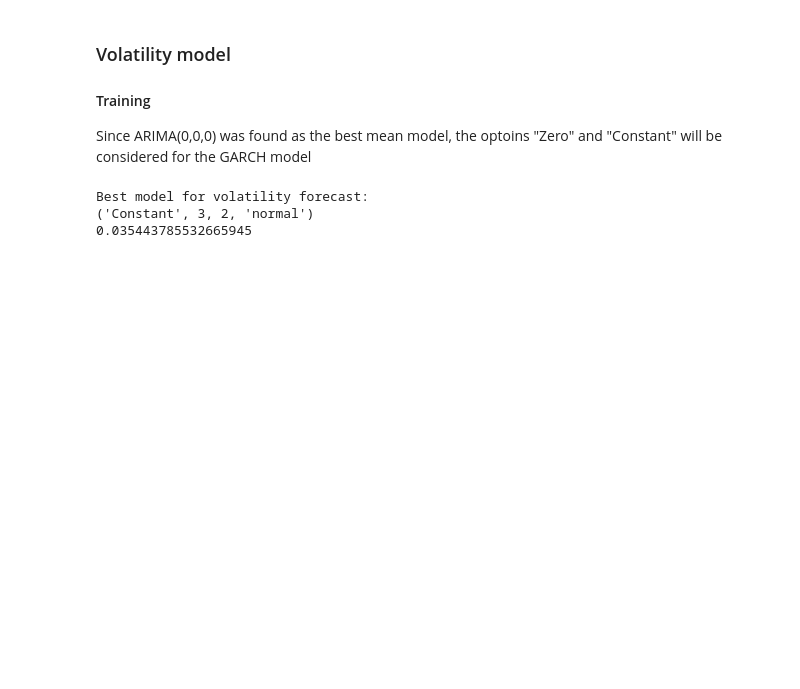
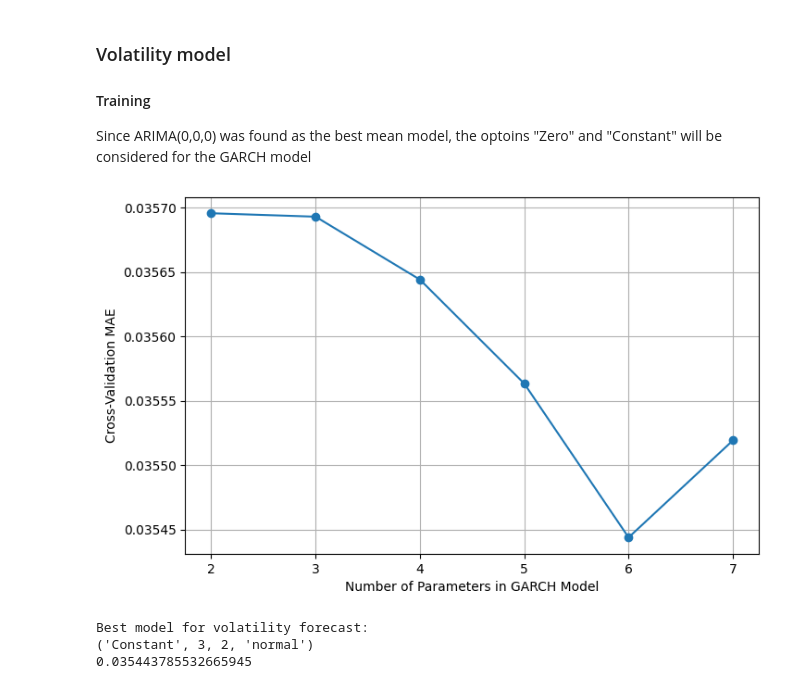
Before and after one commit to LiseVisagie/SLT-Ass1, a Jupyter notebook: Ass1_2.ipynb, the cells around one changed output. Saved outputs shown, nothing was run; the diff lists cells and outputs as text; code cells hidden in the pictures; blank space fills up the shorter version.

```diff
--- a/Ass1_2.ipynb
+++ b/Ass1_2.ipynb
@@ -184,6 +205,31 @@ for spec in candidate_models:
         })
 
     #print(f"Average CV MAE =  {np.mean([r['var_cv_mae'] for r in cv_GARCH]):.6f}")
+# %%
+GARCH_cv_df = pd.DataFrame(cv_GARCH)
+
+def count_params(spec):
+    mean, p, q, dist = spec
+    mean_params = 0 if mean == "Zero" else 1
+    return mean_params + p + q
+
+GARCH_cv_df["n_params"] = GARCH_cv_df["model"].apply(count_params)
+
+# For each parameter count, keep the model with lowest CV error
+best_models = GARCH_cv_df.loc[GARCH_cv_df.groupby("n_params")["var_cv_mae"].idxmin()]
+
+# Sort by parameter count for plotting
+best_models = best_models.sort_values("n_params")
+
+# Plot
+plt.figure(figsize=(8,5))
+plt.plot(best_models["n_params"], best_models["var_cv_mae"], marker="o", linestyle="-")
+plt.xlabel("Number of Parameters in GARCH Model")
+plt.ylabel("Cross-Validation MAE")
+plt.grid(True)
+plt.show()
+# %% [output]
+[figure, added]
 # %%
 best_var_result = min(cv_GARCH, key=lambda x: x["var_cv_mae"])
 best_var_spec = best_var_result["model"]
```
Also changed, not shown: parts of 5 cells of this notebook.
